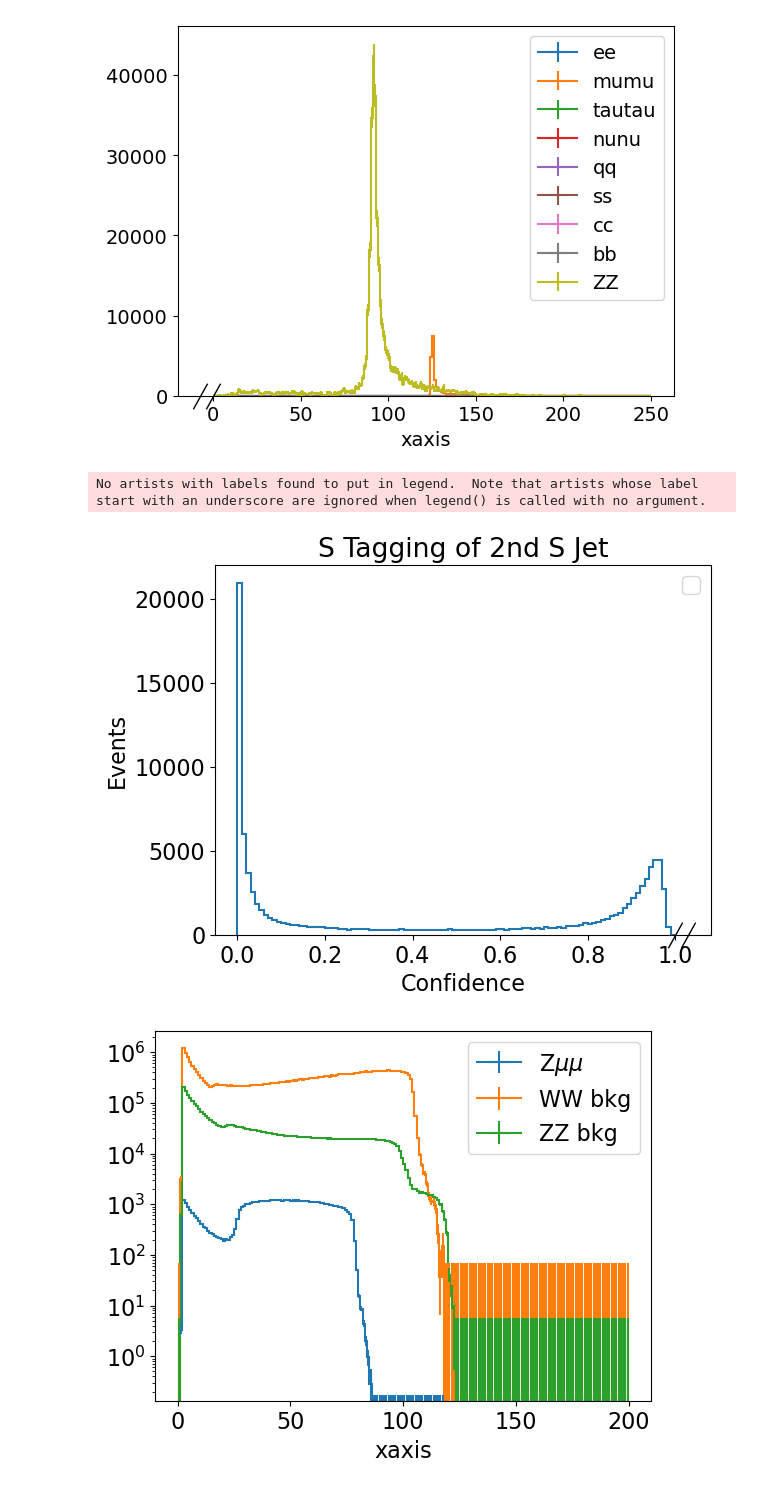
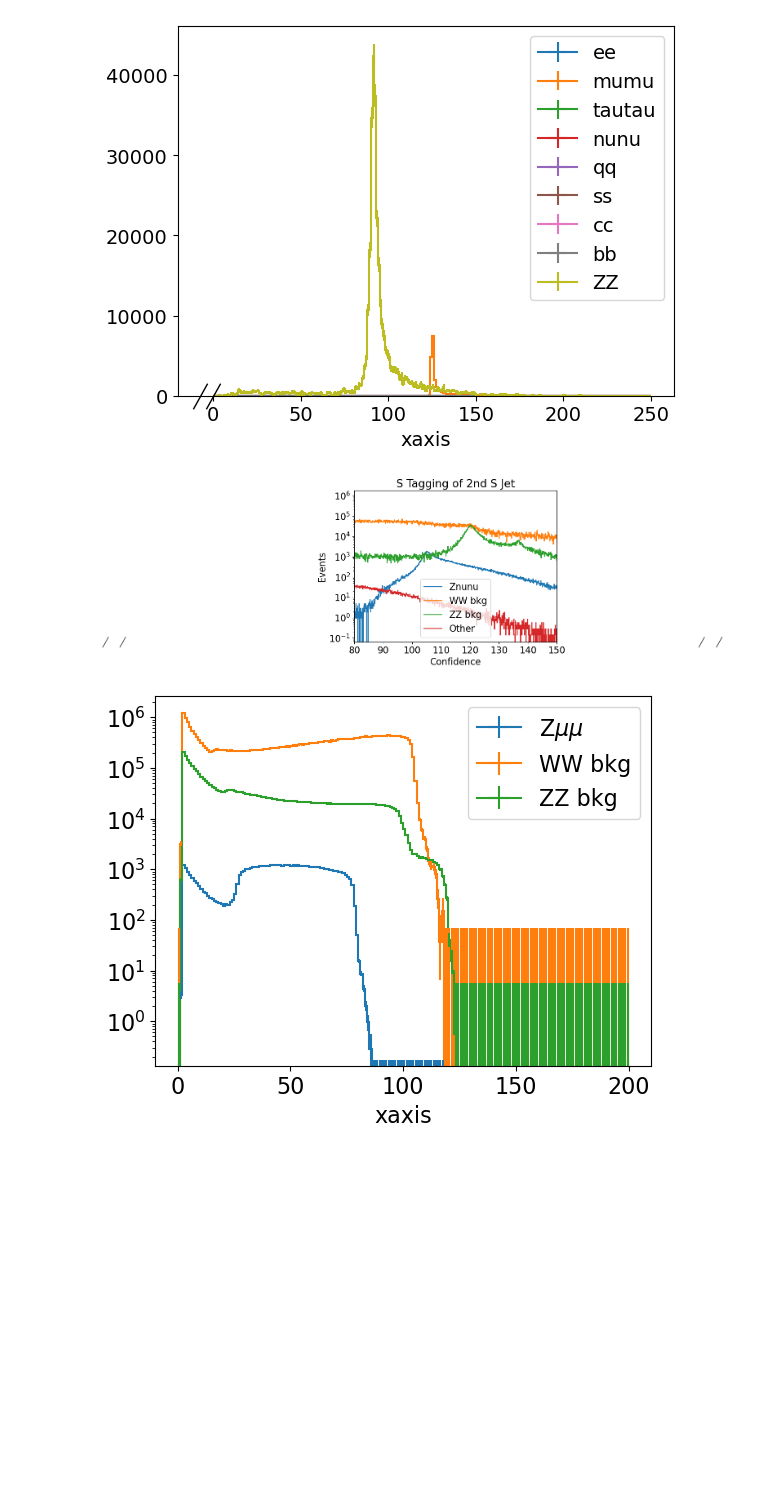
Before and after one commit to ilsanford/FCCAnalyzer, a Jupyter notebook: analyses/h_bb/h_bb.ipynb, the cells around one changed output. Cells and saved outputs as stored; diff of their text form; code cells hidden in the pictures; blank space fills up the shorter version.

```diff
--- a/analyses/h_bb/h_bb.ipynb
+++ b/analyses/h_bb/h_bb.ipynb
@@ -173,26 +190,25 @@ plt.show()
 # %% [output]
 [figure]
 # %%
-p = 'bb'
-g = f'bprob_all'
+p = 'nunu'
+g = f'missingEnergy'
 
 mumu =  f_mumu[f'wzp6_ee_{p}H_Hbb_ecm240/{g}'].to_hist()
-#WW   = f_mumu[f'p8_ee_WW_ecm240/{g}'].to_hist()
-#ZZ   = f_mumu[f'p8_ee_ZZ_ecm240/{g}'].to_hist()
-#rest = reduce(lambda a, b : a + b, [f_mumu[x + f'/{g}'].to_hist() for x in filter(lambda x : x != f'wzp6_ee_{p}H_Hbb_ecm240', bb_sig)])
+WW   = f_mumu[f'p8_ee_WW_ecm240/{g}'].to_hist()
+ZZ   = f_mumu[f'p8_ee_ZZ_ecm240/{g}'].to_hist()
+rest = reduce(lambda a, b : a + b, [f_mumu[x + f'/{g}'].to_hist() for x in filter(lambda x : x != f'wzp6_ee_{p}H_Hbb_ecm240', bb_sig)])
 plt.rcParams.update({'font.size': 16})
-#hep.histplot([mumu, WW, ZZ, rest], label=[f'Z{p}', 'WW bkg', 'ZZ bkg', 'Other'], yerr=False)#, stack=True)
-hep.histplot(mumu, yerr=False)
+hep.histplot([mumu, WW, ZZ, rest], label=[f'Z{p}', 'WW bkg', 'ZZ bkg', 'Other'], yerr=False)
+#hep.histplot(mumu, yerr=False)
 plt.legend()
 plt.title("S Tagging of 2nd S Jet")
 plt.ylabel("Events")
 plt.xlabel("Confidence")
-#plt.yscale('log')
-#plt.xlim(80, 180)
+plt.yscale('log')
+plt.xlim(80,150)
 plt.show()
 # %% [output]
-No artists with labels found to put in legend.  Note that artists whose label start with an underscore are ignored when legend() is called with no argument.
-[figure, old version]
+[figure, new version]
 # %%
 mumu =  f_mumu['wzp6_ee_mumuH_Hbb_ecm240/muons_all_p_cut0'].to_hist()
 WW   = f_mumu['p8_ee_WW_ecm240/muons_all_p_cut0'].to_hist()
```
Also changed, not shown: parts of 4 cells of this notebook, 1 other file.
